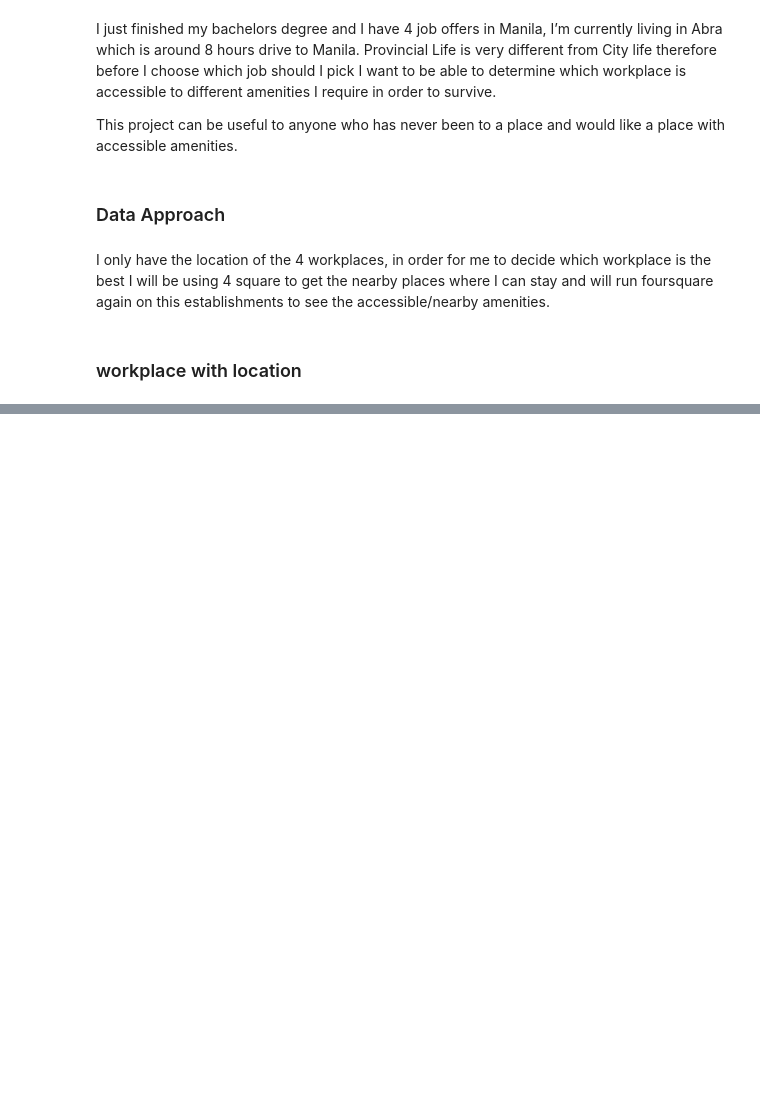
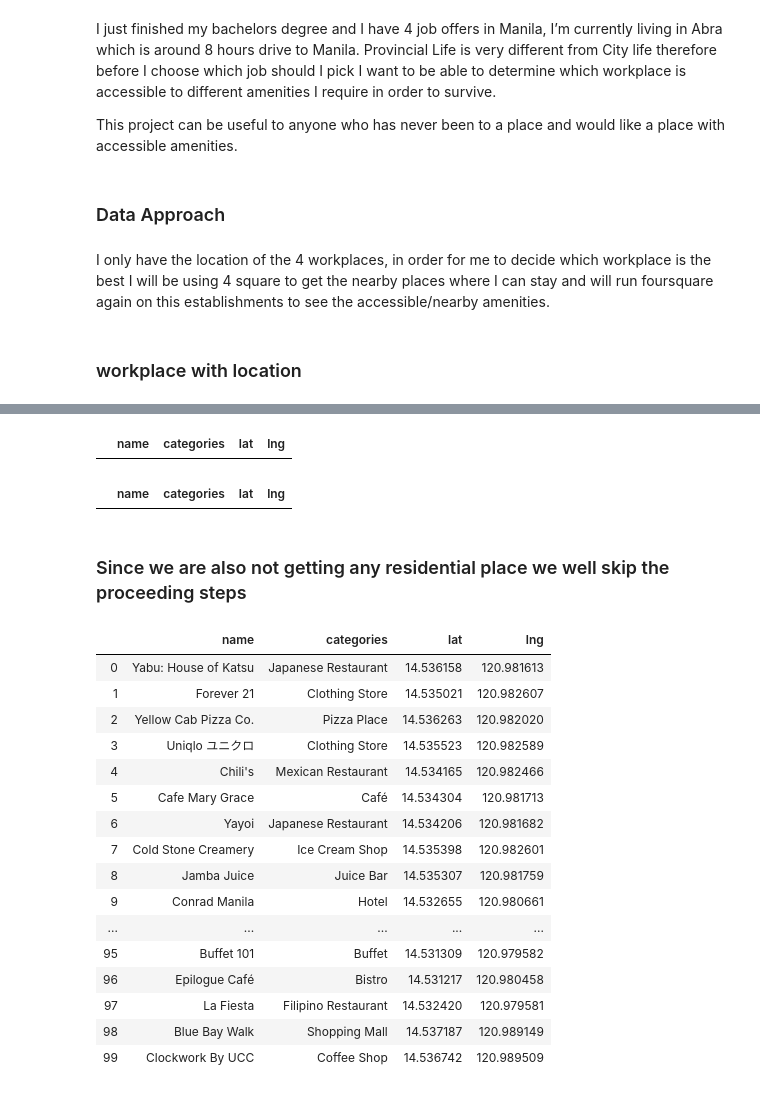
Before and after one commit to harold-batalon/final_output, a Jupyter notebook: Final Output.ipynb, the cells around one changed output, grey strips where cells are left out. Drawn from its saved outputs; the diff is of its cells as text; code cells hidden in the pictures; blank space fills up the shorter version.

```diff
--- a/Final Output.ipynb
+++ b/Final Output.ipynb
@@ -47,0 +299,33 @@ Libraries imported.
+# %%
+residence = nearby_workplace_3[nearby_workplace_3['categories'].str.contains("residence")]
+residence
+# %% [output]
+|  | name | categories | lat | lng |
+# %%
+condo = nearby_workplace_3[nearby_workplace_3['categories'].str.contains("condo")]
+condo
+# %% [output]
+|  | name | categories | lat | lng |
+# %% [markdown]
+### Since we are also not getting any residential place we well skip the proceeding steps
+# %%
+nearby_workplace_4 = get_nearby(df.iloc[3,1], df.iloc[3,2], radius = 1000, limit = 200)
+nearby_workplace_4
+# %% [output]
+|  | name | categories | lat | lng |
+| 0 | Yabu: House of Katsu | Japanese Restaurant | 14.536158 | 120.981613 |
+| 1 | Forever 21 | Clothing Store | 14.535021 | 120.982607 |
+| 2 | Yellow Cab Pizza Co. | Pizza Place | 14.536263 | 120.982020 |
+| 3 | Uniqlo ユニクロ | Clothing Store | 14.535523 | 120.982589 |
+| 4 | Chili's | Mexican Restaurant | 14.534165 | 120.982466 |
+| 5 | Cafe Mary Grace | Café | 14.534304 | 120.981713 |
+| 6 | Yayoi | Japanese Restaurant | 14.534206 | 120.981682 |
+| 7 | Cold Stone Creamery | Ice Cream Shop | 14.535398 | 120.982601 |
+| 8 | Jamba Juice | Juice Bar | 14.535307 | 120.981759 |
+| 9 | Conrad Manila | Hotel | 14.532655 | 120.980661 |
+| ... | ... | ... | ... | ... |
+| 95 | Buffet 101 | Buffet | 14.531309 | 120.979582 |
+| 96 | Epilogue Café | Bistro | 14.531217 | 120.980458 |
+| 97 | La Fiesta | Filipino Restaurant | 14.532420 | 120.979581 |
+| 98 | Blue Bay Walk | Shopping Mall | 14.537187 | 120.989149 |
+| 99 | Clockwork By UCC | Coffee Shop | 14.536742 | 120.989509 |
```
Also changed, not shown: parts of 35 cells of this notebook.
